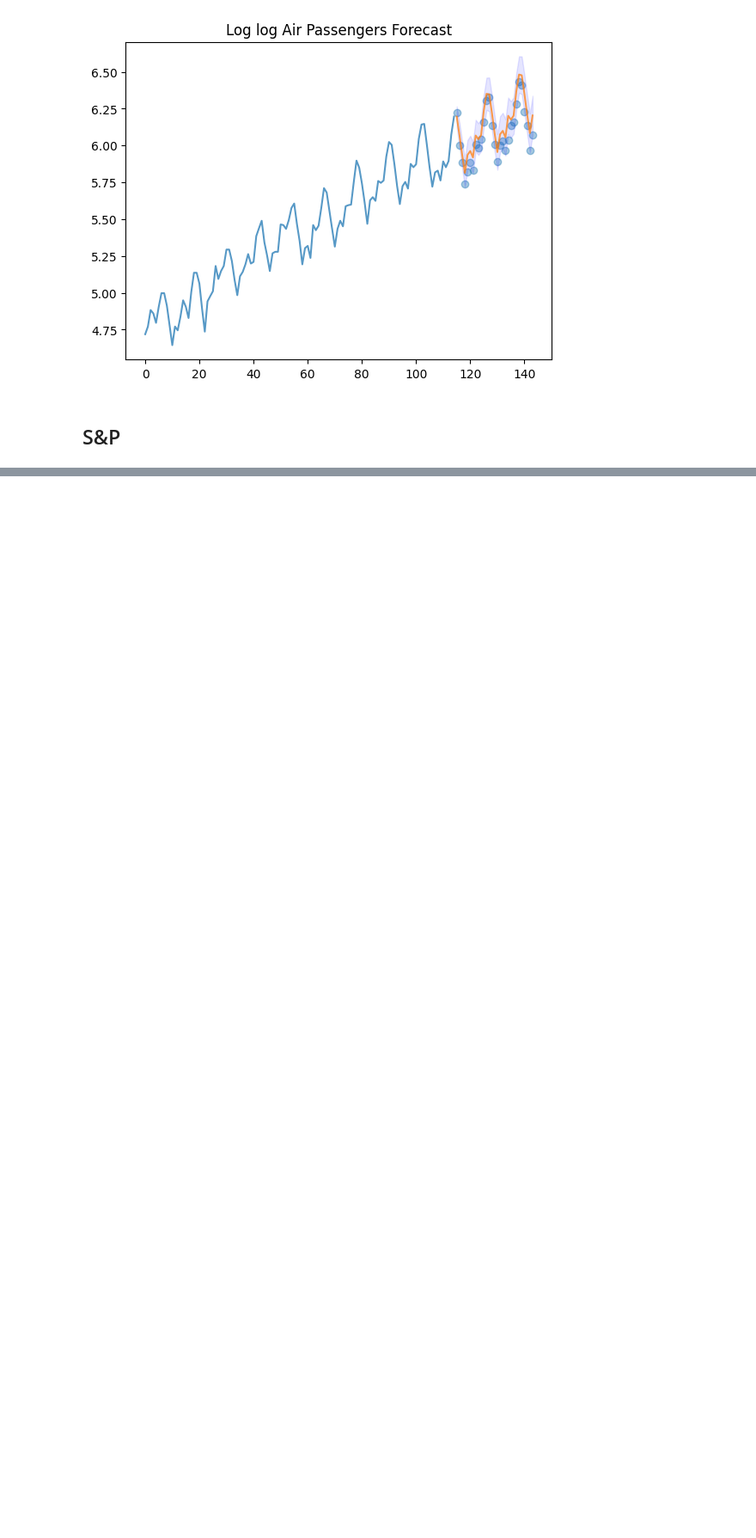
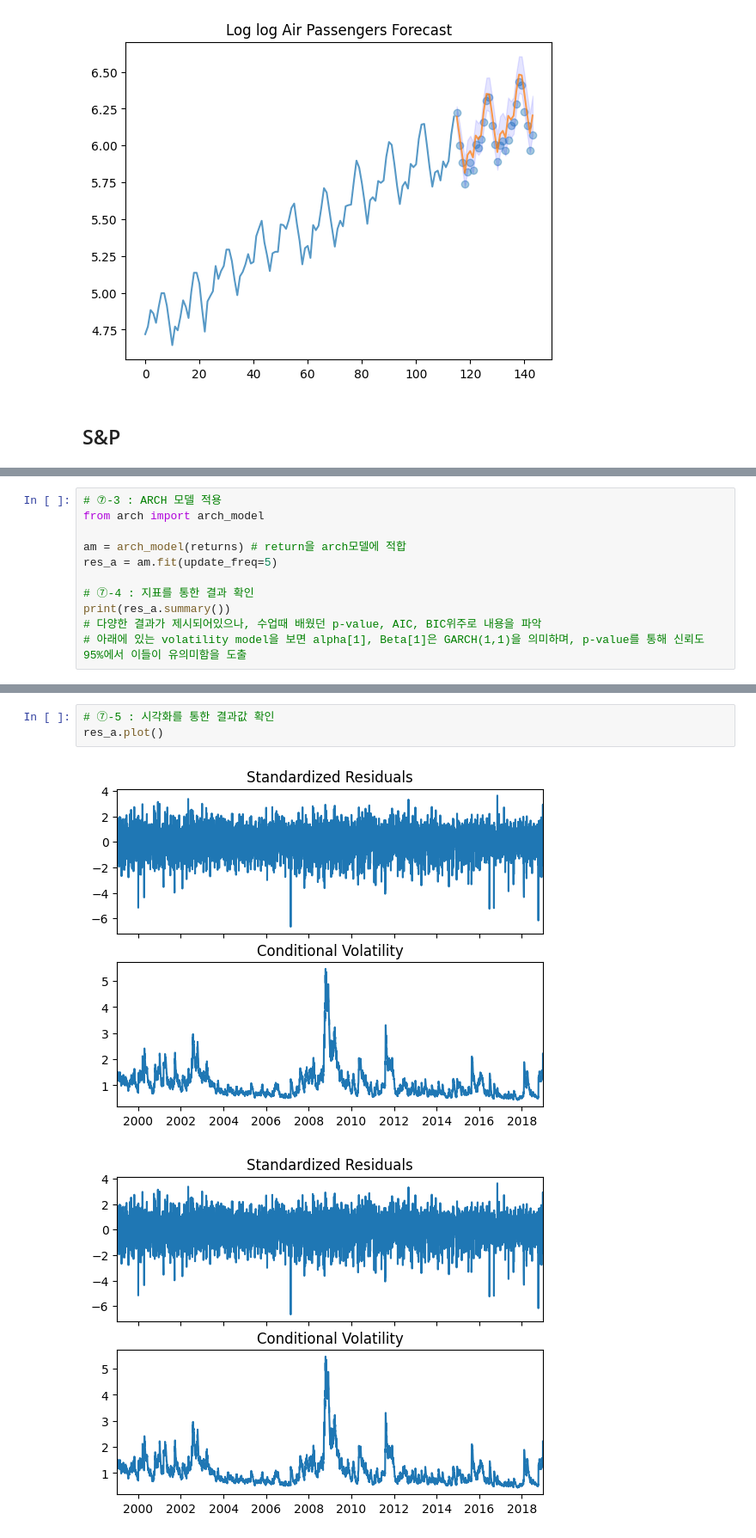
Before and after one commit to KyoungmiKwon/trainingAtAiffel, a Jupyter notebook: Day03_MiniProject_AirPassengers.ipynb, the cells around one changed output, grey strips where cells are left out. Shown: that part at 86% size. Saved outputs shown, nothing was run; the diff lists cells and outputs as text; blank space fills up the shorter version.

```diff
--- a/Day03_MiniProject_AirPassengers.ipynb
+++ b/Day03_MiniProject_AirPassengers.ipynb
@@ -160,3 +159,14 @@ xlim = ax.set_xlim(returns.index.min(), returns.index.max()) # xlim은 x축 값
 plt.show()
 # %% [output]
 [figure]
+# %%
+# ⑦-3 : ARCH 모델 적용
+from arch import arch_model
+
+am = arch_model(returns) # return을 arch모델에 적합
+res_a = am.fit(update_freq=5)
+
+# ⑦-4 : 지표를 통한 결과 확인
+print(res_a.summary())
+# 다양한 결과가 제시되어있으나, 수업때 배웠던 p-value, AIC, BIC위주로 내용을 파악
+# 아래에 있는 volatility model을 보면 alpha[1], Beta[1]은 GARCH(1,1)을 의미하며, p-value를 통해 신뢰도 95%에서 이들이 유의미함을 도출
@@ -162,0 +191,6 @@ plt.show()
+# %%
+# ⑦-5 : 시각화를 통한 결과값 확인
+res_a.plot()
+# %% [output]
+[figure, added]
+[figure, added]
```
Also changed, not shown: parts of 2 cells of this notebook.
